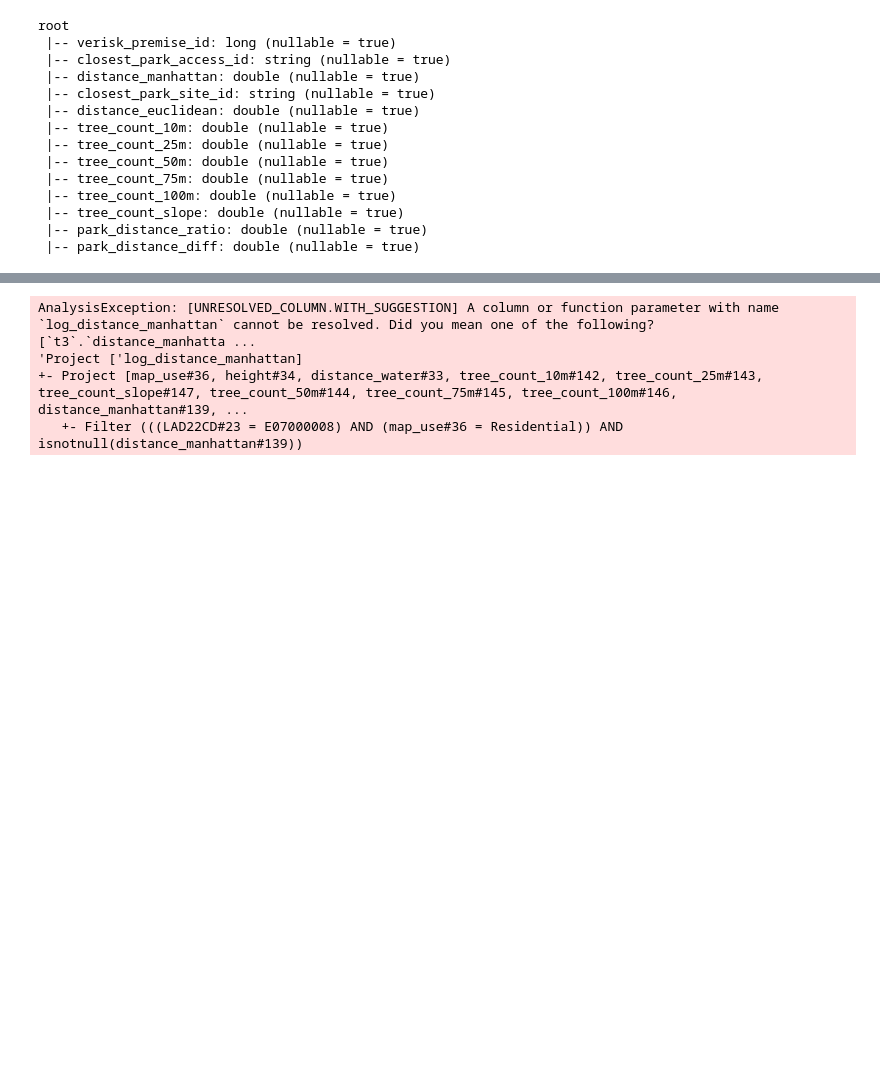
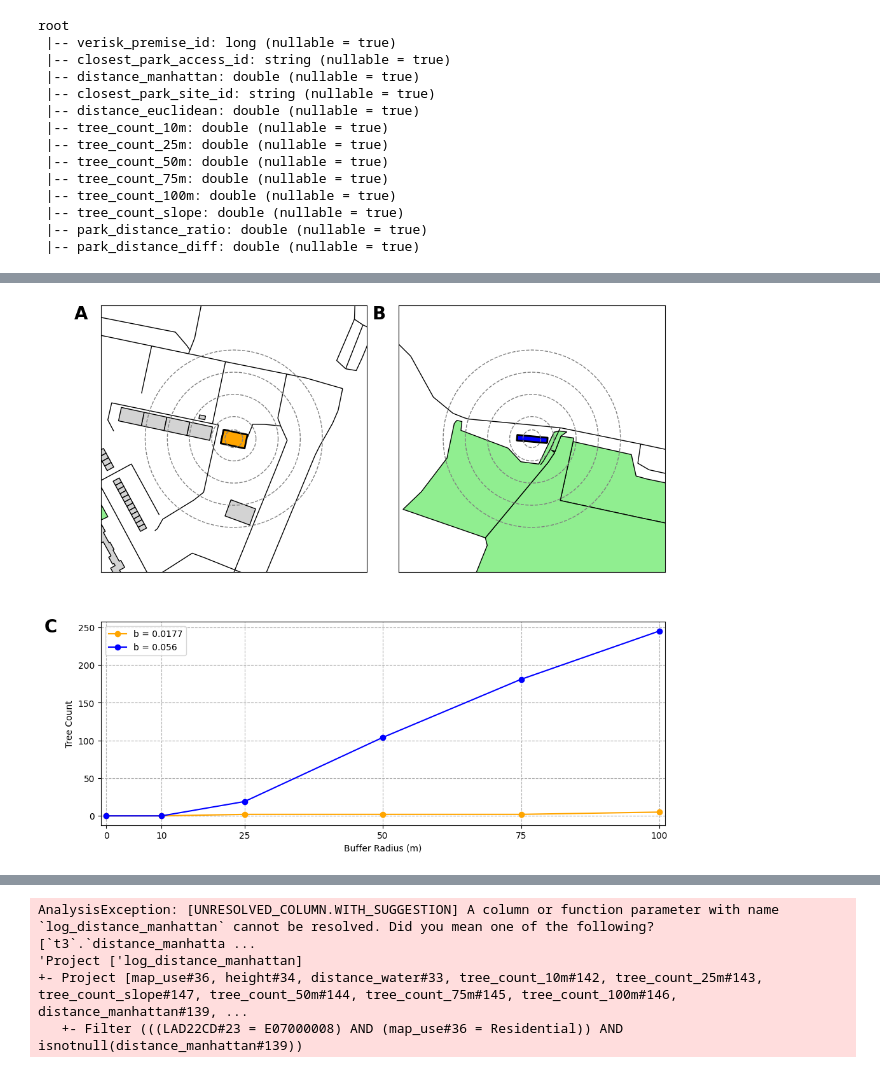
Before and after one commit to sdgresearch/3-30-300-analysis, a Jupyter notebook: notebooks/gini_modelling.ipynb, the cells around one changed output, grey strips where cells are left out. Cells and saved outputs as stored; diff of their text form; code cells hidden in the pictures; blank space fills up the shorter version.

Commit message:
code: Reorganise plots in R script

```diff
--- a/notebooks/gini_modelling.ipynb
+++ b/notebooks/gini_modelling.ipynb
@@ -128,0 +152,6 @@ geo_buildings_sdf.coalesce(1) \
+# %%
+geo_trees_sdf = sedona.sql(f"""SELECT t.* FROM trees t
+                               LEFT JOIN boundaries b
+                               ON ST_INTERSECTS(t.geometry, b.geometry)
+                               WHERE b.{geo_level} = '{geo_code}'""")
+geo_trees_sdf.printSchema()
@@ -128,0 +164,4 @@ geo_buildings_sdf.coalesce(1) \
+# %%
+geo_boundaries_imd_gdf = gpd.GeoDataFrame(geo_boundaries_imd_sdf.toPandas(), geometry='geometry', crs=PROJECT_CRS)
+geo_buildings_gdf = gpd.GeoDataFrame(geo_buildings_sdf.toPandas(), geometry='geometry', crs=PROJECT_CRS)
+geo_trees_gdf = gpd.GeoDataFrame(geo_trees_sdf.toPandas(), geometry='geometry', crs=PROJECT_CRS)
@@ -128,0 +175,7 @@ geo_buildings_sdf.coalesce(1) \
+# %%
+geo_buildings_filt_gdf = geo_buildings_gdf.copy()[((geo_buildings_gdf['tree_count_slope'] > 0) & (geo_buildings_gdf['map_use'] == 'Residential')) & (geo_buildings_gdf['tree_count_25m'] > 1)]
+max_id = geo_buildings_filt_gdf.loc[geo_buildings_filt_gdf['tree_count_slope'].idxmax(), 'verisk_premise_id']
+min_id = geo_buildings_filt_gdf.loc[geo_buildings_filt_gdf['tree_count_slope'].idxmin(), 'verisk_premise_id']
+my_id = 10605295
+print("Highest tree_count_slope verisk_premise_id:", max_id)
+print("Lowest tree_count_slope verisk_premise_id:", min_id)
@@ -128,0 +185,68 @@ geo_buildings_sdf.coalesce(1) \
+# %%
+# Create figure with 2 rows - maps on top, line plot on bottom
+fig = plt.figure(figsize=(10, 10))
+gs = fig.add_gridspec(2, 2, height_ratios=[2, 1])
+
+ax1 = fig.add_subplot(gs[0, 0])
+ax2 = fig.add_subplot(gs[0, 1])
+ax3 = fig.add_subplot(gs[1, :])
+
+# Plot maps in top row
+for i, (ax, building_id, title, color) in enumerate([(ax1, min_id, 'Minimum Tree Count', 'orange'), (ax2, max_id, 'Maximum Tree Count', 'blue')]):
+    selected_building = geo_buildings_gdf[geo_buildings_gdf['verisk_premise_id'] == building_id]
+    center_point = selected_building.geometry.iloc[0].centroid
+
+    # Create square buffer
+    buffer_size = 150
+    minx, miny = center_point.x - buffer_size, center_point.y - buffer_size
+    maxx, maxy = center_point.x + buffer_size, center_point.y + buffer_size
+    square_buffer_geom = box(minx, miny, maxx, maxy)
+
+    # Get features within buffer
+    roads_in_buffer = road_edges_gdf[road_edges_gdf.geometry.intersects(square_buffer_geom)]
+    green_space_in_buffer = green_space_site_gdf[green_space_site_gdf.geometry.intersects(square_buffer_geom)]
+    buildings_in_buffer = geo_buildings_gdf[geo_buildings_gdf.geometry.centroid.within(square_buffer_geom)]
+    trees_in_buffer = geo_trees_gdf[geo_trees_gdf.geometry.within(square_buffer_geom)]
+
+    # Plot features
+    roads_in_buffer.plot(ax=ax, color='black', linewidth=1, label='Roads')
+    buildings_in_buffer.plot(ax=ax, facecolor='lightgrey', edgecolor='k', label='Buildings')
+    green_space_in_buffer.plot(ax=ax, facecolor='lightgreen', edgecolor='k', label='Green Spaces')
+
+    # Plot tree buffers
+    for r in [10, 25, 50, 75, 100]:
+        tree_buffer_gsf = gpd.GeoSeries([center_point.buffer(r)], crs=PROJECT_CRS)
+        tree_buffer_gsf.boundary.plot(ax=ax, color='grey', linestyle='--', linewidth=1)
+
+    trees_in_buffer.plot(ax=ax, color='darkgreen', markersize=5, label='Trees')
+    selected_building.plot(ax=ax, facecolor=color, edgecolor='k', linewidth=2, label='Selected Building')
+
+    ax.set_xlim([square_buffer_geom.bounds[0], square_buffer_geom.bounds[2]])
+    ax.set_ylim([square_buffer_geom.bounds[1], square_buffer_geom.bounds[3]])
+    ax.set_xticks([])
+    ax.set_yticks([])
+    ax.set_xlabel('')
+    ax.set_ylabel('')
+    # ax.set_title(title)
+    ax.text(-0.1, 0.95, string.ascii_uppercase[i], transform=ax.transAxes,
+    size=20, weight='bold')
+# Plot line graph in bottom row
+radii = [0, 10, 25, 50, 75, 100]
+for building_id, label, color in [(min_id, 'Minimum Tree Count Building', 'orange'), (max_id, 'Maximum Tree Count Building', 'blue')]:
+    selected_building = geo_buildings_gdf[geo_buildings_gdf['verisk_premise_id'] == building_id]
+    tree_counts = [0] + [selected_building[f'tree_count_{r}m'].iloc[0] for r in radii[1:]]
+    ax3.plot(radii, tree_counts, marker='o', label="b = " + str(selected_building['tree_count_slope'].values[0]), color=color)
+
+ax3.set_xlabel('Buffer Radius (m)')
+ax3.set_ylabel('Tree Count')
+ax3.legend()
+ax3.grid(True, linestyle='--')
+ax3.set_xlim([-1, 101])
+ax3.set_xticks([0, 10, 25, 50, 75, 100])
+ax3.text(-0.1, 0.95, string.ascii_uppercase[2], transform=ax3.transAxes,
+            size=20, weight='bold')
+plt.tight_layout()
+# plt.savefig("../images/tree_count_slope_plots.png", transparent=True)
+plt.show()
+# %% [output]
+[figure, added]
```
Also changed, not shown: parts of 35 cells of this notebook, 2 other files.
